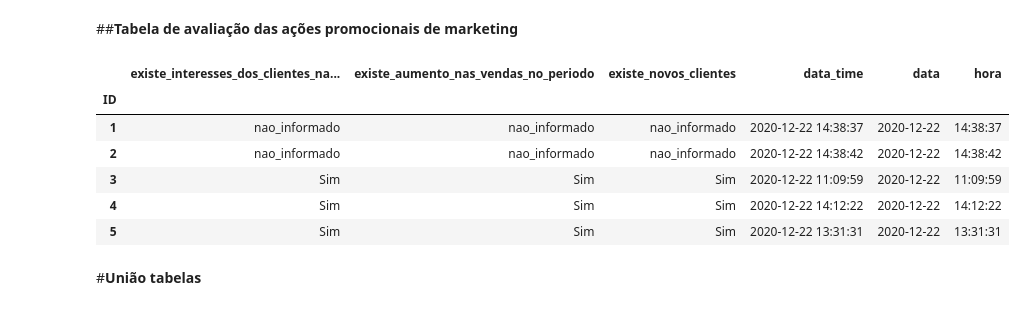
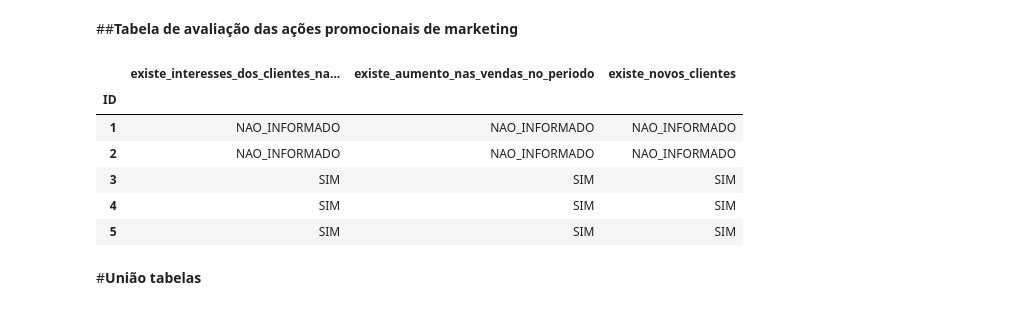
Before and after one commit to DevNicque/MyCods, a Jupyter notebook: Cópia_de_base_atem_transformer.ipynb, the cells around one changed output. Drawn from its saved outputs; the diff is of its cells as text; code cells hidden in the pictures.

```diff
--- a/Cópia_de_base_atem_transformer.ipynb
+++ b/Cópia_de_base_atem_transformer.ipynb
@@ -484,7 +496,7 @@ df2
 # %% [markdown]
 *Envio da tablea dados dos pesquisados*
 # %%
-f = open ('dados_do_pesquisado.json', "r")
+'''f = open ('dados_do_pesquisado.json', "r")
 data = json.loads(f.read())
 itens = []
 cont = 0
@@ -499,7 +511,7 @@ for i in data:
   itens.append(dict)
   cont+=1
 
-helpers.bulk(es,itens)
+helpers.bulk(es,itens)'''
 # %% [output]
 (255, [])
 # %% [markdown]
@@ -1001,26 +1019,29 @@ helpers.bulk(es,itens)'''
 # %%
 df13 = df.loc[:,'(Somente posto ATEM e pontão ATEM) Quanto as ações promocionais de Marketing, você observa que:':'Unnamed: 72']
 df13.columns = df13.loc[0]
 df13 = df13.drop(0)
 df13 = df13.fillna(value=' nao_informado')
 df13.columns = ['existe_interesses_dos_clientes_nas_acoes','existe_aumento_nas_vendas_no_periodo','existe_novos_clientes']
+df13['existe_interesses_dos_clientes_nas_acoes'] = df13['existe_interesses_dos_clientes_nas_acoes'].str.upper()
+df13['existe_aumento_nas_vendas_no_periodo'] = df13['existe_aumento_nas_vendas_no_periodo'].str.upper()
+df13['existe_novos_clientes'] = df13['existe_novos_clientes'].str.upper()
 
 
 df13.index = df13.index.rename('ID')
 
-df13 = pd.merge(df13,df_geral, on='ID', left_index=True)
+#df13 = pd.merge(df13,df_geral, on='ID', left_index=True)
 
 df13.to_json(f'avaliacao_acoes_promocionais_marketing.json',orient="records")
 
 df13.head()
 # %% [output]
-|  | existe_interesses_dos_clientes_na... | existe_aumento_nas_vendas_no_periodo | existe_novos_clientes | data_time | data | hora |
-| ID |  |  |  |  |  |  |
-| 1 | nao_informado | nao_informado | nao_informado | 2020-12-22 14:38:37 | 2020-12-22 | 14:38:37 |
-| 2 | nao_informado | nao_informado | nao_informado | 2020-12-22 14:38:42 | 2020-12-22 | 14:38:42 |
-| 3 | Sim | Sim | Sim | 2020-12-22 11:09:59 | 2020-12-22 | 11:09:59 |
-| 4 | Sim | Sim | Sim | 2020-12-22 14:12:22 | 2020-12-22 | 14:12:22 |
-| 5 | Sim | Sim | Sim | 2020-12-22 13:31:31 | 2020-12-22 | 13:31:31 |
+|  | existe_interesses_dos_clientes_na... | existe_aumento_nas_vendas_no_periodo | existe_novos_clientes |
+| ID |  |  |  |
+| 1 | NAO_INFORMADO | NAO_INFORMADO | NAO_INFORMADO |
+| 2 | NAO_INFORMADO | NAO_INFORMADO | NAO_INFORMADO |
+| 3 | SIM | SIM | SIM |
+| 4 | SIM | SIM | SIM |
+| 5 | SIM | SIM | SIM |
 # %%
 '''f = open ('avaliacao_acoes_promocionais_marketing.json', "r")
 data = json.loads(f.read())
```
Also changed, not shown: parts of 23 cells of this notebook.
